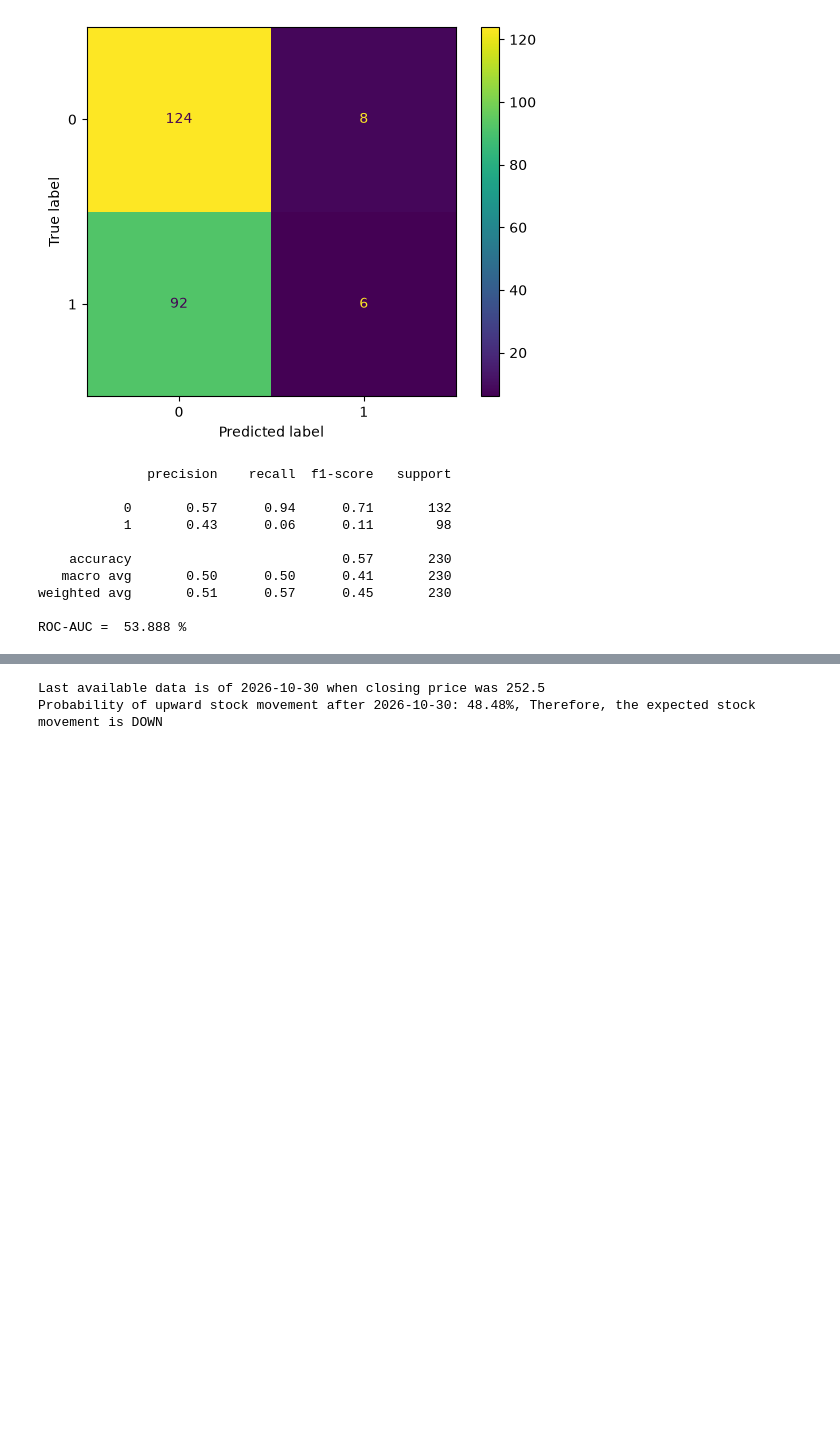
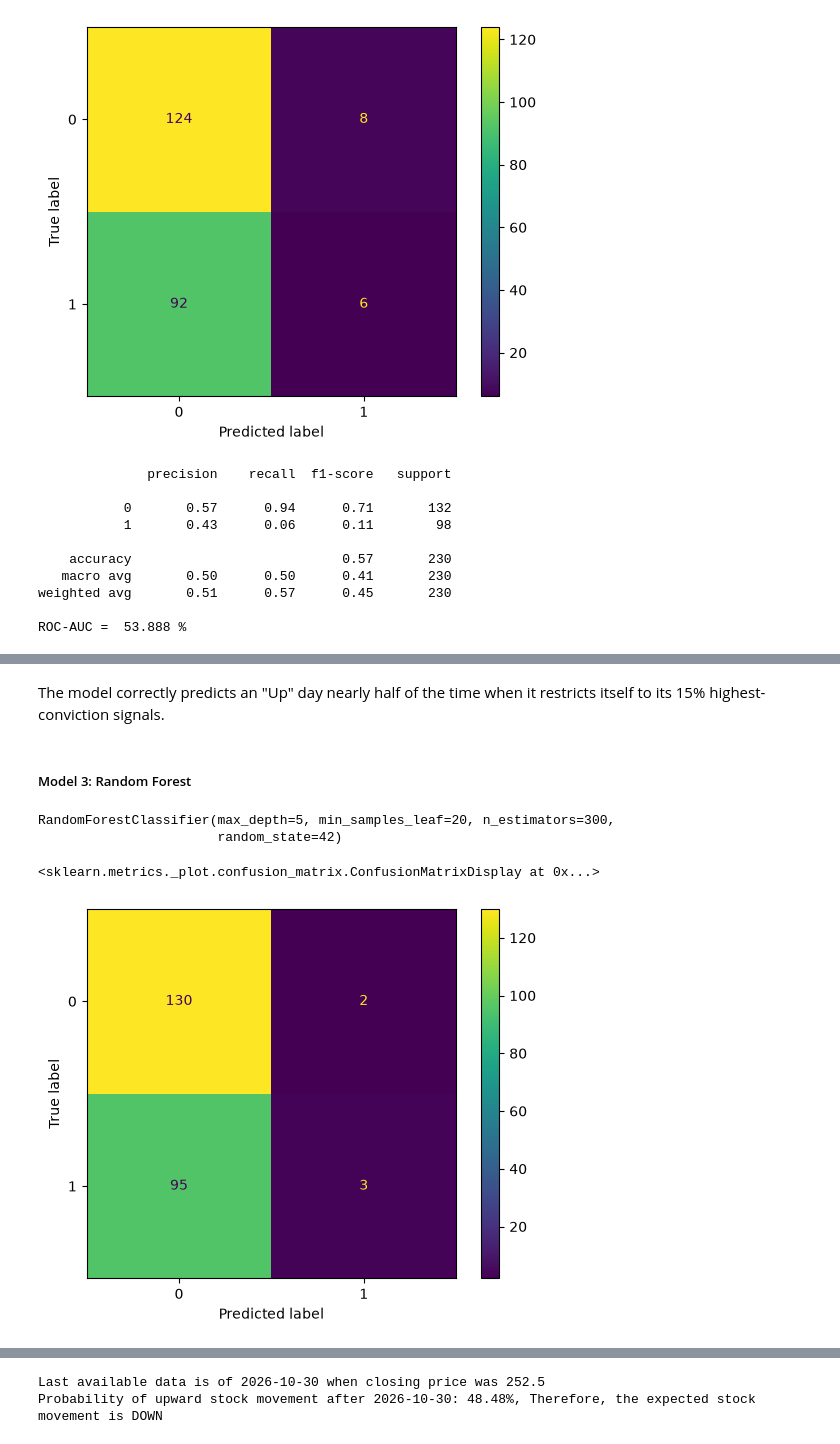
Before and after one commit to SuniAmatya/StockPredictor, a Jupyter notebook: DSML-Project/NIFRAPrediction.ipynb, the cells around one changed output, grey strips where cells are left out. Saved outputs shown, nothing was run; the diff lists cells and outputs as text; code cells hidden in the pictures; blank space fills up the shorter version.

Commit message:
Direction Prediction Model 18.11.2026

```diff
--- a/DSML-Project/NIFRAPrediction.ipynb
+++ b/DSML-Project/NIFRAPrediction.ipynb
@@ -164,5 +179,8 @@ Test set :  2025-11-04 to 2026-10-29
 # %%
-pipe = make_pipeline(StandardScaler(), LogisticRegression())
+pipe = make_pipeline(
+    StandardScaler(),
+    LogisticRegression()
+    )
 pipe.fit(X_train, y_train)
 # %% [output]
 Pipeline(steps=[('standardscaler', StandardScaler()),
@@ -253,0 +359,23 @@ Further, test accuracy matches the majority baseline and AUC ≈ 0.54, so these
+# %% [markdown]
+The model correctly predicts an "Up" day nearly half of the time when it restricts itself to its 15% highest-conviction signals.
+# %% [markdown]
+##### Model 3: Random Forest
+# %%
+rf = RandomForestClassifier(
+    n_estimators= 300,
+    max_depth= 5,
+    min_samples_leaf= 20,
+    random_state= 42
+)
+rf.fit(X_train, y_train)
+# %% [output]
+RandomForestClassifier(max_depth=5, min_samples_leaf=20, n_estimators=300,
+                       random_state=42)
+# %%
+#Confusion matrix
+rf_pred = rf.predict(X_test)
+matrix = confusion_matrix(y_test, rf_pred)
+ConfusionMatrixDisplay(matrix).plot()
+# %% [output]
+<sklearn.metrics._plot.confusion_matrix.ConfusionMatrixDisplay at 0x...>
+[figure, added]
```
Also changed, not shown: parts of 25 cells of this notebook.
